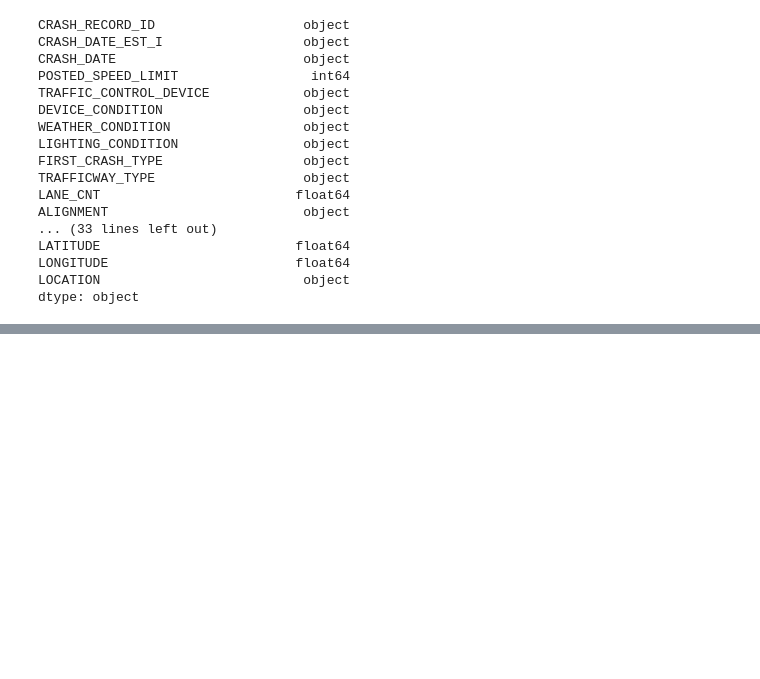
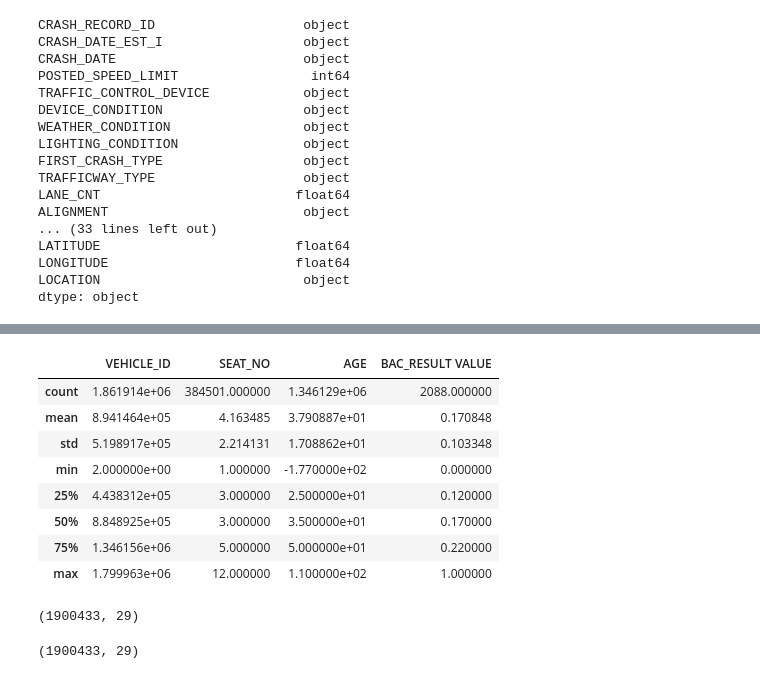
Before and after one commit to joakimTI/GROUP-5-PROJECT, a Jupyter notebook: chicago-crushes-prediction.ipynb, the cells around one changed output, grey strips where cells are left out. Cells and saved outputs as stored; diff of their text form; code cells hidden in the pictures; blank space fills up the shorter version.

```diff
--- a/chicago-crushes-prediction.ipynb
+++ b/chicago-crushes-prediction.ipynb
@@ -77,0 +185,25 @@ dtype: object
+# %%
+# Statistical summary
+df2.describe()
+# %% [output]
+|  | VEHICLE_ID | SEAT_NO | AGE | BAC_RESULT VALUE |
+| count | 1.861914e+06 | 384501.000000 | 1.346129e+06 | 2088.000000 |
+| mean | 8.941464e+05 | 4.163485 | 3.790887e+01 | 0.170848 |
+| std | 5.198917e+05 | 2.214131 | 1.708862e+01 | 0.103348 |
+| min | 2.000000e+00 | 1.000000 | -1.770000e+02 | 0.000000 |
+| 25% | 4.438312e+05 | 3.000000 | 2.500000e+01 | 0.120000 |
+| 50% | 8.848925e+05 | 3.000000 | 3.500000e+01 | 0.170000 |
+| 75% | 1.346156e+06 | 5.000000 | 5.000000e+01 | 0.220000 |
+| max | 1.799963e+06 | 12.000000 | 1.100000e+02 | 1.000000 |
+# %%
+# Check number of rows and columns
+df2.shape
+# %% [output]
+(1900433, 29)
+# %%
+
+df2.drop_duplicates(inplace=True)
+
+df2.shape
+# %% [output]
+(1900433, 29)
```
Also changed, not shown: parts of 12 cells of this notebook.
